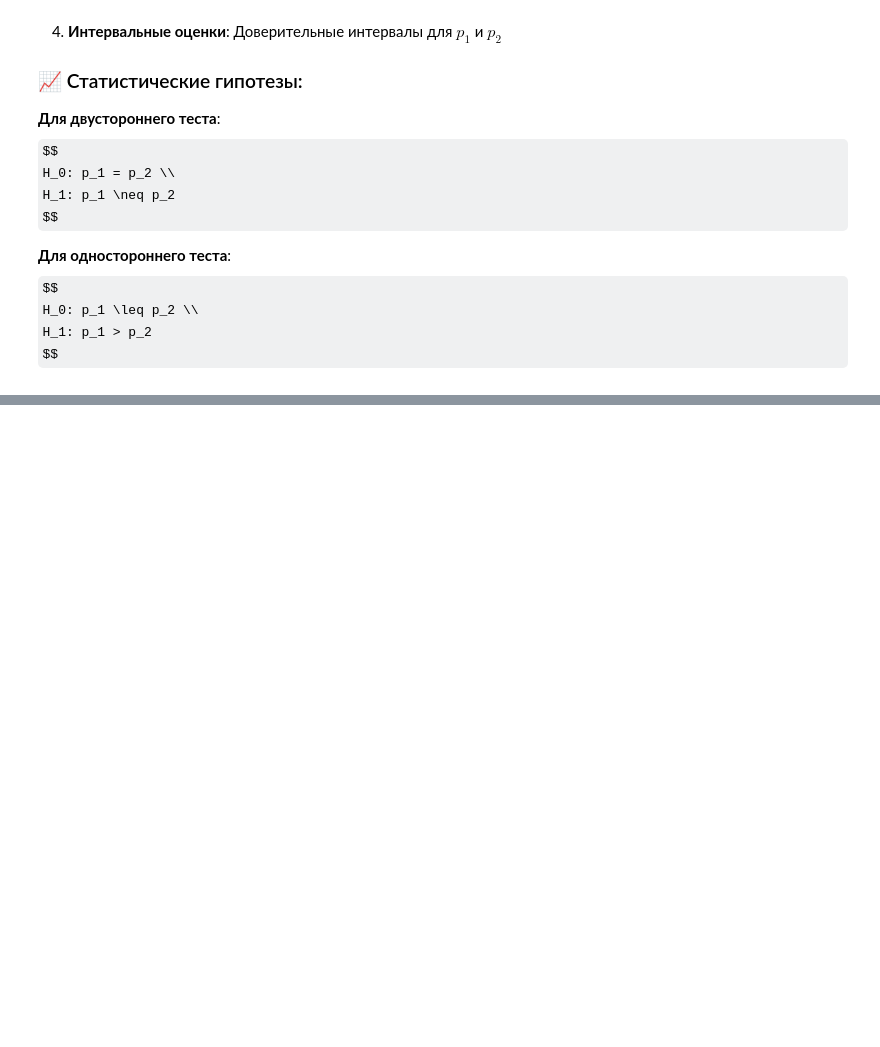
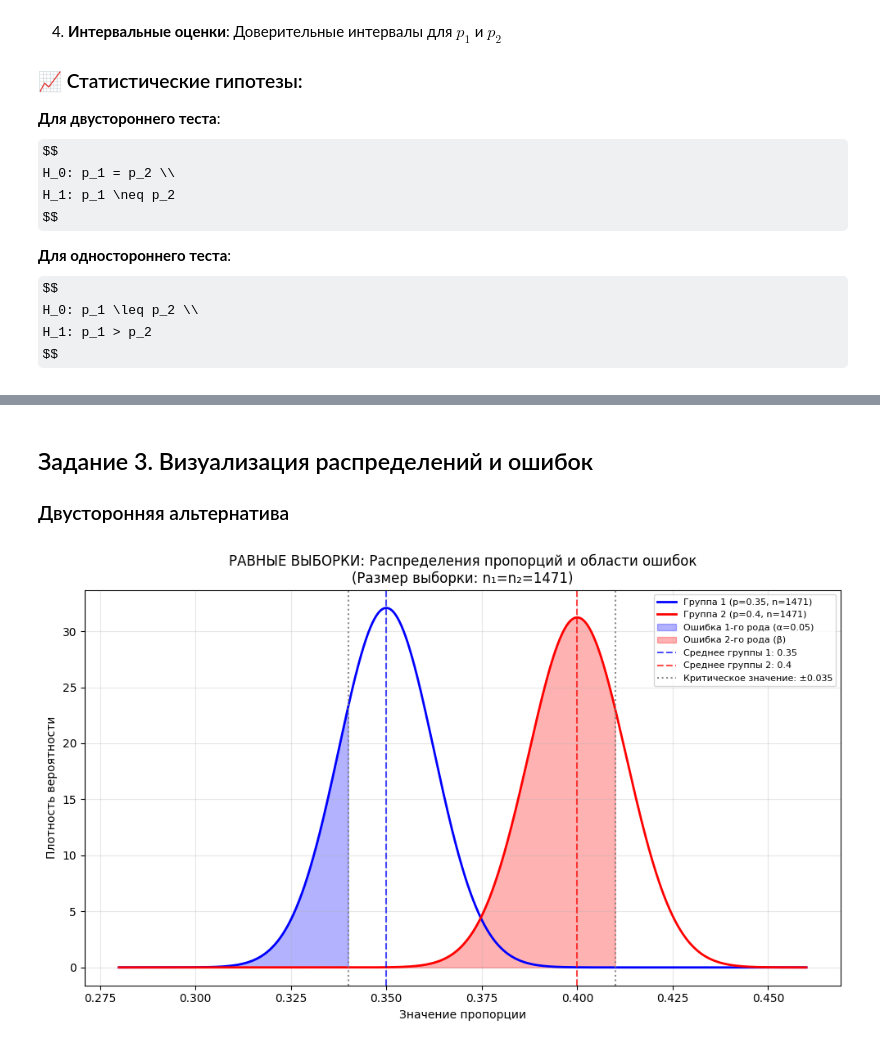
Before and after one commit to riubi/tests-math, a Jupyter notebook: ab_tests/Homework_modul_1.ipynb, the cells around one changed output, grey strips where cells are left out. Saved outputs shown, nothing was run; the diff lists cells and outputs as text; code cells hidden in the pictures; some formulas as TeX source; blank space fills up the shorter version.

```diff
--- a/ab_tests/Homework_modul_1.ipynb
+++ b/ab_tests/Homework_modul_1.ipynb
@@ -96,0 +108,14 @@ $$
+# %%
+z_alpha = stats.norm.ppf(1 - alpha/2)
+z_beta = stats.norm.ppf(power)
+p_bar = (p1 + p2) / 2
+
+numerator = (z_alpha * np.sqrt(2 * p_bar * (1 - p_bar)) +
+             z_beta * np.sqrt(p1*(1-p1) + p2*(1-p2)))**2
+denominator = (p1 - p2)**2
+
+n = numerator / denominator
+n = math.ceil(n)
+
+print(f"МИНИМАЛЬНЫЙ РАЗМЕР ВЫБОРКИ (РАВНЫЕ ГРУППЫ):")
+print(f"n1 = n2 = {n} элементов в каждой группе")
@@ -96,0 +160,47 @@ $$
+# %% [markdown]
+## Задание 3. Визуализация распределений и ошибок
+
+### Двусторонняя альтернатива
+# %%
+def plot_two_sided(n1, n2, title_suffix):
+    sigma1 = np.sqrt(p1 * (1 - p1) / n1)
+    sigma2 = np.sqrt(p2 * (1 - p2) / n2)
+    sigma_pooled = np.sqrt(p_bar * (1 - p_bar) * (1/n1 + 1/n2))
+
+    critical_low = p_bar - z_alpha * sigma_pooled
+    critical_high = p_bar + z_alpha * sigma_pooled
+
+    x = np.linspace(0.28, 0.46, 1000)
+    y1 = stats.norm.pdf(x, p1, sigma1)
+    y2 = stats.norm.pdf(x, p2, sigma2)
+
+    fig, ax = plt.subplots(figsize=(10, 6))
+
+    ax.plot(x, y1, 'b-', linewidth=2, label=f'Группа 1 (p={p1}, n={n1})')
+    ax.plot(x, y2, 'r-', linewidth=2, label=f'Группа 2 (p={p2}, n={n2})')
+
+    mask_left = x <= critical_low
+    ax.fill_between(x[mask_left], y1[mask_left], alpha=0.3, color='blue', label='Ошибка 1-го рода (α=0.05)')
+
+    mask_right = x >= critical_high
+    ax.fill_between(x[mask_right], y1[mask_right], alpha=0.3, color='blue')
+
+    mask_beta = (x >= critical_low) & (x <= critical_high)
+    ax.fill_between(x[mask_beta], y2[mask_beta], alpha=0.3, color='red', label='Ошибка 2-го рода (β)')
+
+    ax.axvline(p1, color='blue', linestyle='--', alpha=0.7, label=f'Среднее группы 1: {p1}')
+    ax.axvline(p2, color='red', linestyle='--', alpha=0.7, label=f'Среднее группы 2: {p2}')
+    ax.axvline(critical_low, color='gray', linestyle=':', alpha=0.9, label=f'Критическое значение: ±{abs(critical_high-p_bar):.3f}')
+    ax.axvline(critical_high, color='gray', linestyle=':', alpha=0.9)
+
+    ax.set_xlabel('Значение пропорции')
+    ax.set_ylabel('Плотность вероятности')
+    ax.set_title(f'РАВНЫЕ ВЫБОРКИ: Распределения пропорций и области ошибок\n{title_suffix}')
+    ax.legend(loc='upper right', fontsize=8)
+    ax.grid(True, alpha=0.3)
+    plt.tight_layout()
+    plt.show()
+
+plot_two_sided(n_equal, n_equal, f"(Размер выборки: n₁=n₂={n_equal})")
+# %% [output]
+[figure, added]
```
Also changed, not shown: parts of 13 cells of this notebook, 5 other files.
